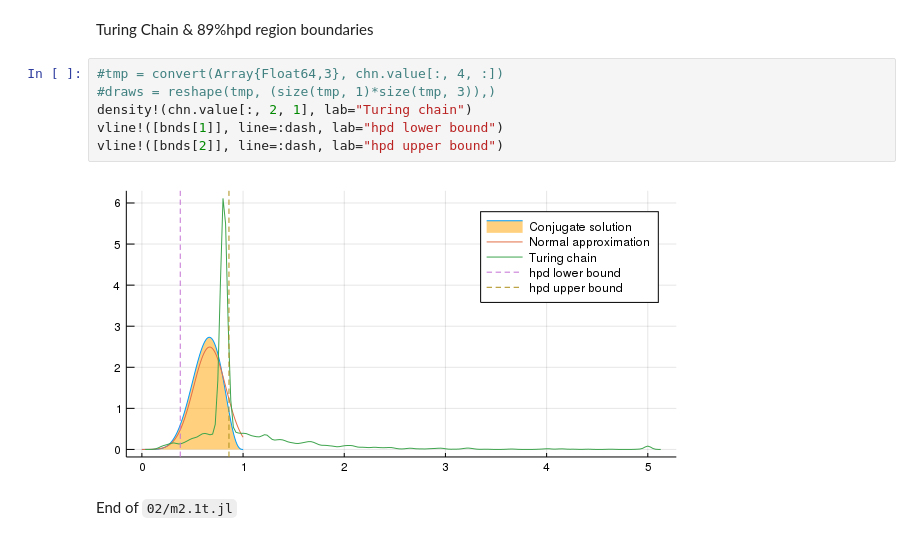
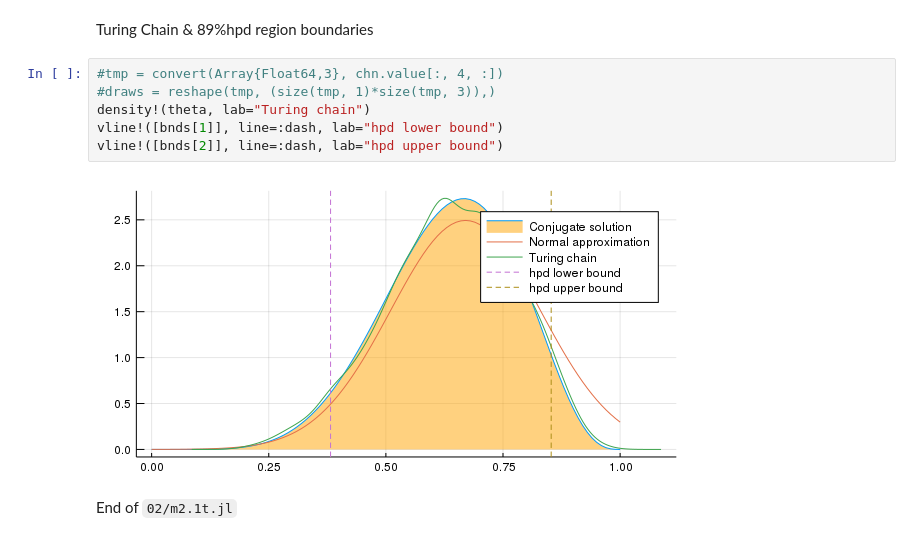
Before and after one commit to StatisticalRethinkingJulia/TuringModels.jl, a Jupyter notebook: notebooks/02/m2.1t.ipynb, the cells around one changed output. Drawn from its saved outputs; the diff is of its cells as text.

```diff
--- a/notebooks/02/m2.1t.ipynb
+++ b/notebooks/02/m2.1t.ipynb
@@ -188,11 +188,11 @@ Turing Chain &  89%hpd region boundaries
 # %%
 #tmp = convert(Array{Float64,3}, chn.value[:, 4, :])
 #draws = reshape(tmp, (size(tmp, 1)*size(tmp, 3)),)
-density!(chn.value[:, 2, 1], lab="Turing chain")
+density!(theta, lab="Turing chain")
 vline!([bnds[1]], line=:dash, lab="hpd lower bound")
 vline!([bnds[2]], line=:dash, lab="hpd upper bound")
 # %% [output]
-[figure, old version]
+[figure, new version]
 # %% [markdown]
 End of `02/m2.1t.jl`
 # %% [markdown]
```
Also changed, not shown: parts of 6 cells of this notebook, 20 other files.
